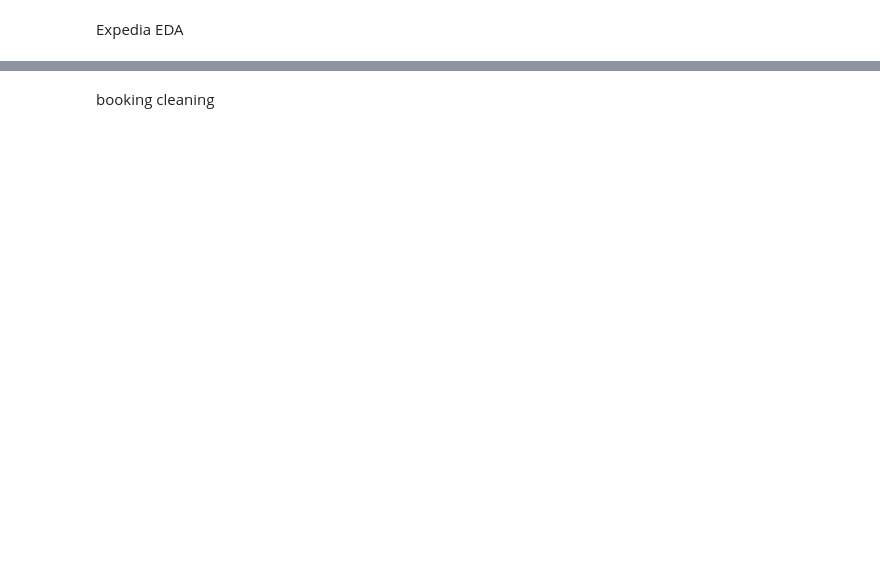
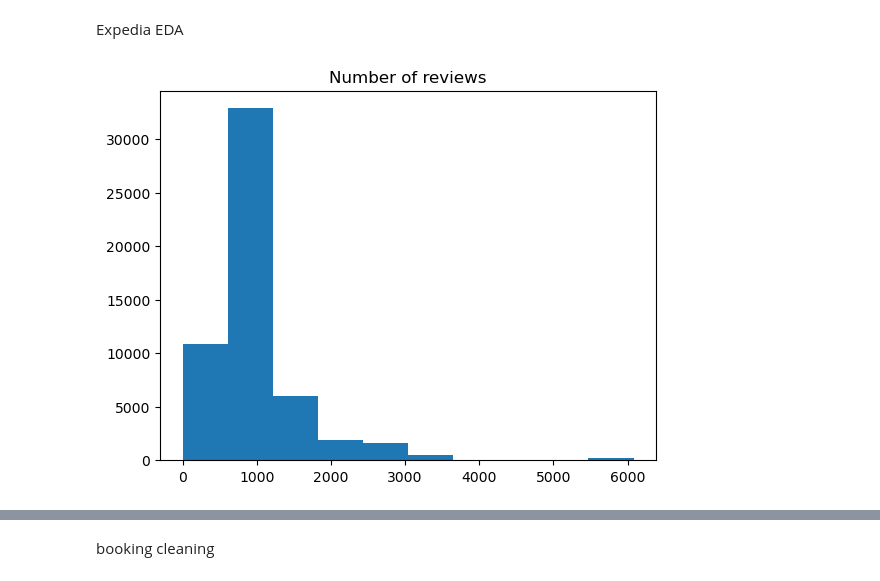
Before and after one commit to yarinr25/DSF---final-project, a Jupyter notebook: Notebooks/main.ipynb, the cells around one changed output, grey strips where cells are left out. Saved outputs shown, nothing was run; the diff lists cells and outputs as text; code cells hidden in the pictures; blank space fills up the shorter version.

```diff
--- a/Notebooks/main.ipynb
+++ b/Notebooks/main.ipynb
@@ -209,2 +281,8 @@ df.head(20)
 # %% [markdown]
 Expedia EDA
+# %%
+plt.hist(df['Num of Reviews'])
+plt.title('Number of reviews')
+plt.show()
+# %% [output]
+[figure, added]
```
Also changed, not shown: parts of 31 cells of this notebook.
